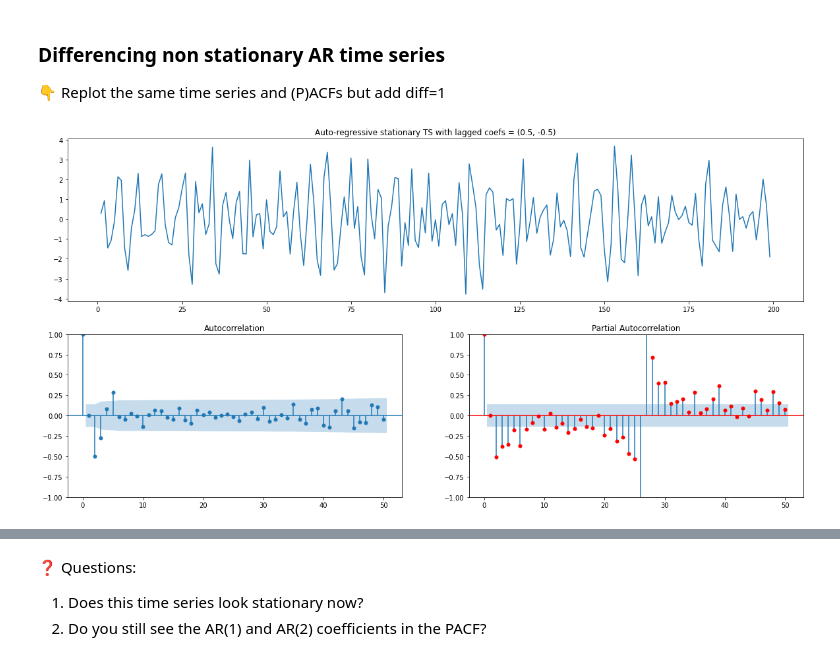
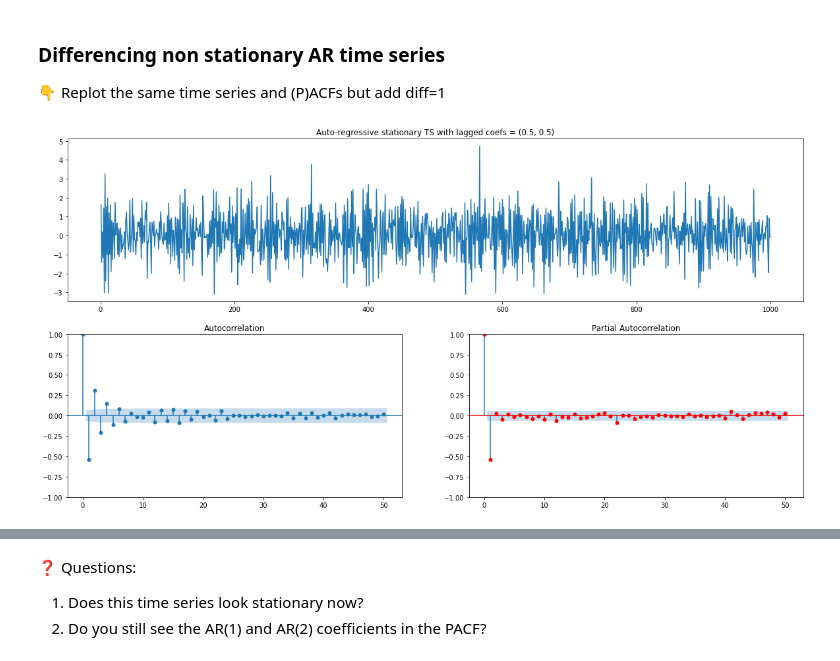
Before and after one commit to flo-collab/P16_timeseries, a Jupyter notebook: 01-Artificial-Time-Series/artificial_time_series.ipynb, the cells around one changed output, grey strips where cells are left out. Cells and saved outputs as stored; diff of their text form; code cells hidden in the pictures.

```diff
--- a/01-Artificial-Time-Series/artificial_time_series.ipynb
+++ b/01-Artificial-Time-Series/artificial_time_series.ipynb
@@ -288,6 +292,7 @@ to make it stationary we can substract the trend to the timeserie
 
 👇 Replot the same time series and (P)ACFs but add diff=1
 # %%
-plot_ar_process(ar1=0.5,ar2=-0.5,diff= 1, n=200)
+np.random.seed(1)
+plot_ar_process(ar1=0.5,ar2=0.5,diff= 1, n=1000)
 # %% [output]
-[figure, old version]
+[figure, new version]
```
Also changed, not shown: parts of 25 cells of this notebook, 10 other files.
